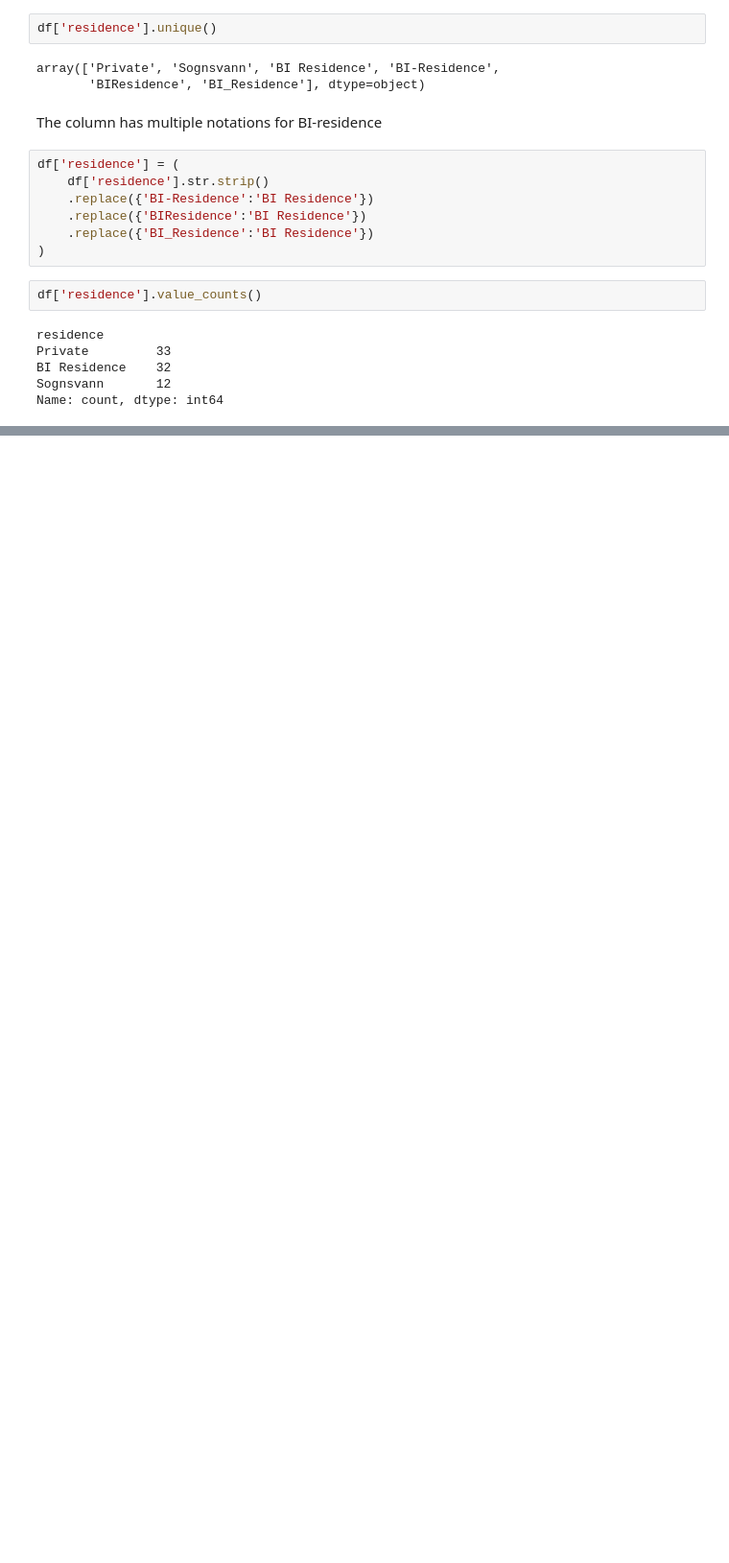
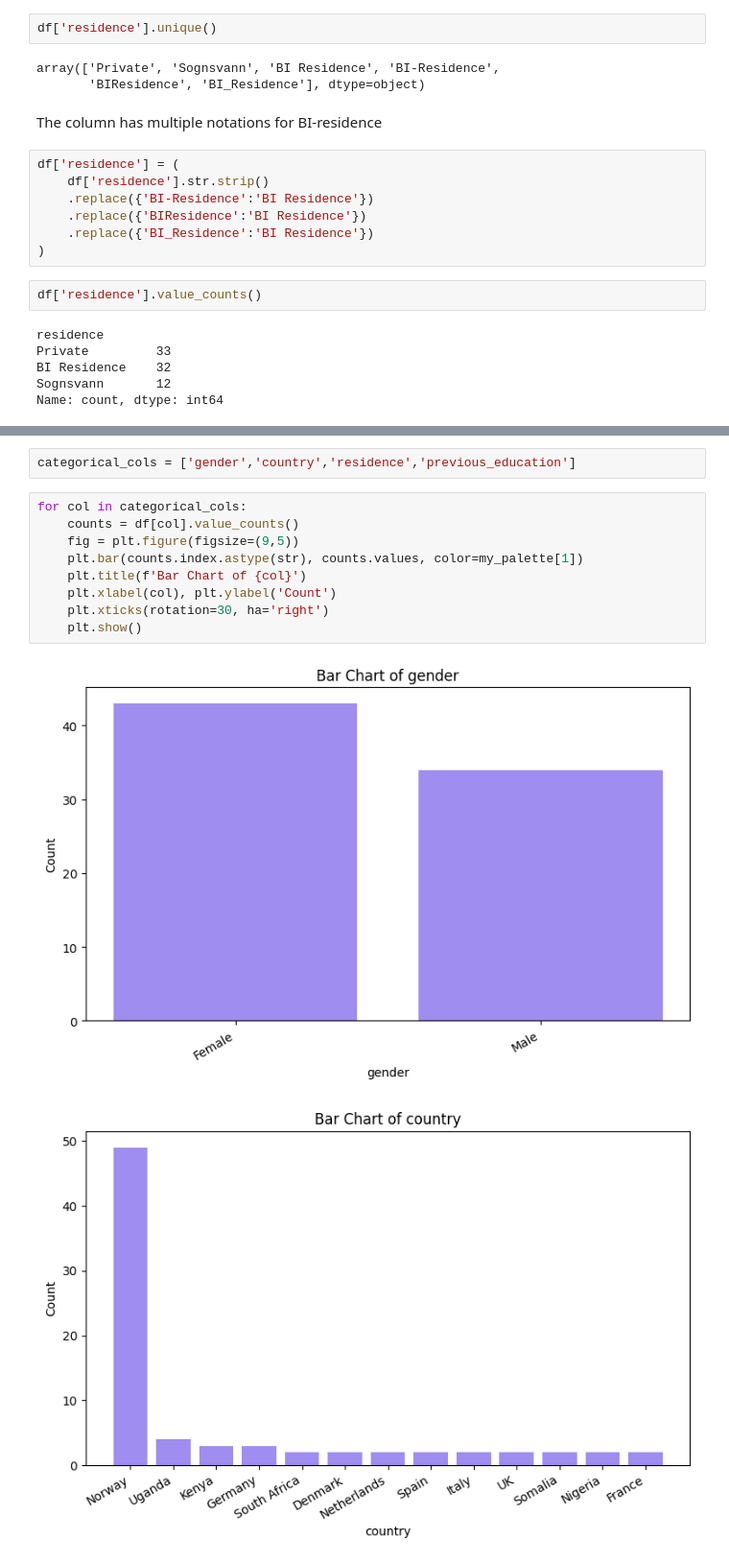
Before and after one commit to DiffelVIA/bi_intro_data_preparing, a Jupyter notebook: bi_intro_data_preparing.ipynb, the cells around one changed output, grey strips where cells are left out. Shown at 96% size. Drawn from its saved outputs; the diff is of its cells as text; blank space fills up the shorter version.

```diff
--- a/bi_intro_data_preparing.ipynb
+++ b/bi_intro_data_preparing.ipynb
@@ -219,0 +321,14 @@ Name: count, dtype: int64
+# %%
+categorical_cols = ['gender','country','residence','previous_education']
+# %%
+for col in categorical_cols:
+    counts = df[col].value_counts()
+    fig = plt.figure(figsize=(9,5))
+    plt.bar(counts.index.astype(str), counts.values, color=my_palette[1])
+    plt.title(f'Bar Chart of {col}')
+    plt.xlabel(col), plt.ylabel('Count')
+    plt.xticks(rotation=30, ha='right')
+    plt.show()
+# %% [output]
+[figure, added]
+[figure, added]
```
Also changed, not shown: parts of 15 cells of this notebook.
